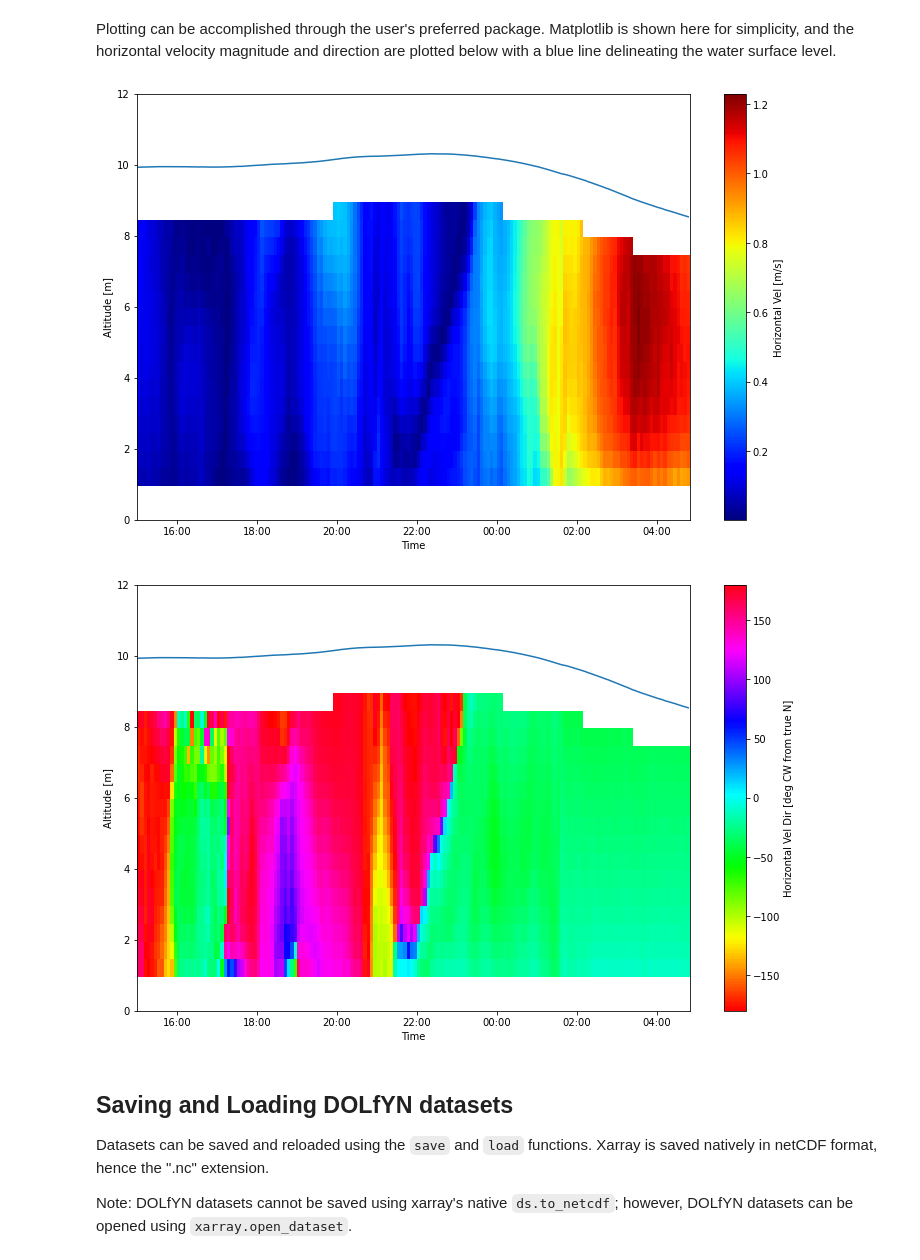
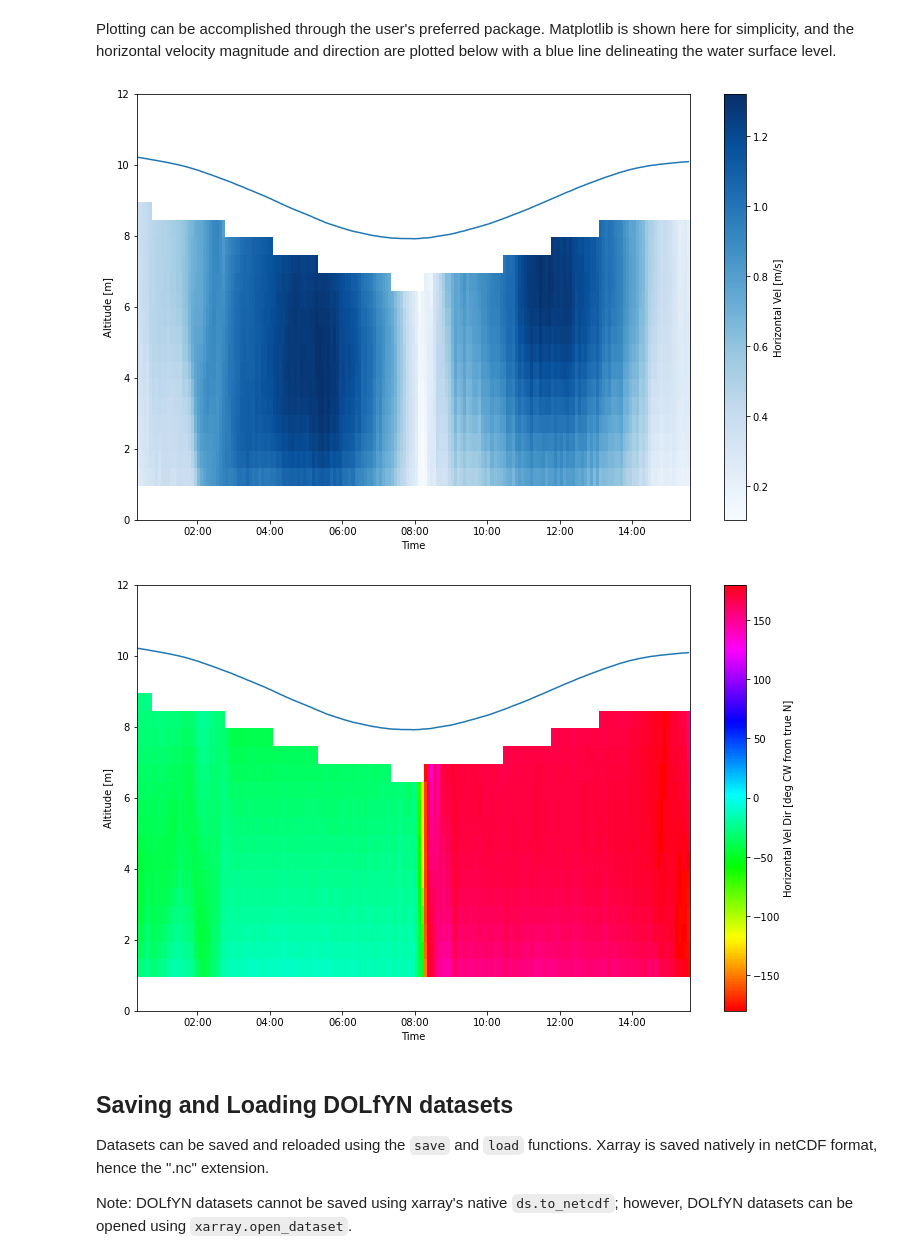
Before and after one commit to lkilcher/dolfyn, a Jupyter notebook: docs/ADCP_Example.ipynb, the cells around one changed output. Drawn from its saved outputs; the diff is of its cells as text; code cells hidden in the pictures.

```diff
--- a/docs/ADCP_Example.ipynb
+++ b/docs/ADCP_Example.ipynb
@@ -34,5 +34,5 @@ Start by reading in the raw datafile downloaded from the instrument. The `read`
 
 The "nens" (number of ensembles) option is specified here to read the first 50k profiles for this notebook example, and can be left out to read the entire datafile
 # %%
-dat = dlfn.read('../dolfyn/example_data/Sig1000_tidal.ad2cp', nens=5e4)
+dat = dlfn.read('../dolfyn/example_data/Sig1000_tidal.ad2cp')
 # %% [output]
@@ -151,26 +152,26 @@ Plotting can be accomplished through the user's preferred package. Matplotlib is
 # %%
 %matplotlib inline
 from matplotlib import pyplot as plt
 import matplotlib.dates as dt
 
 # Convert time to a datetime format
 t = dlfn.time.epoch2date(dat_avg.time)
 
 ax = plt.figure(figsize=(12,8)).add_axes([.14, .14, .8, .74])
 # Plot the horizontal velocity magnitude
-plt.pcolormesh(t, dat_avg.range, dat_avg['U_mag'], cmap='jet', shading='nearest')
+plt.pcolormesh(t, dat_avg.range, dat_avg['U_mag'], cmap='Blues', shading='nearest')
 # Plot the water surface
 ax.plot(t, dat_avg.depth)
 
 # Set up time on x-axis
 ax.set_xlabel('Time')
 ax.xaxis.set_major_formatter(dt.DateFormatter('%H:%M'))
 
 ax.set_ylabel('Altitude [m]')
 ax.set_ylim([0, 12]);
 plt.colorbar(label='Horizontal Vel [m/s]');
 # %% [output]
-[figure, old version]
+[figure, new version]
 # %%
 # Plot horizontal velocity direction
 ax = plt.figure(figsize=(12,8)).add_axes([.14, .14, .8, .74])
@@ -186,7 +187,7 @@ ax.set_ylabel('Altitude [m]')
 ax.set_ylim([0, 12]);
 plt.colorbar(label='Horizontal Vel Dir [deg CW from true N]');
 # %% [output]
-[figure, old version]
+[figure, new version]
 # %% [markdown]
 ## Saving and Loading DOLfYN datasets
 Datasets can be saved and reloaded using the `save` and `load` functions. Xarray is saved natively in netCDF format, hence the ".nc" extension.
```
Also changed, not shown: parts of 3 cells of this notebook, 2 other files.
